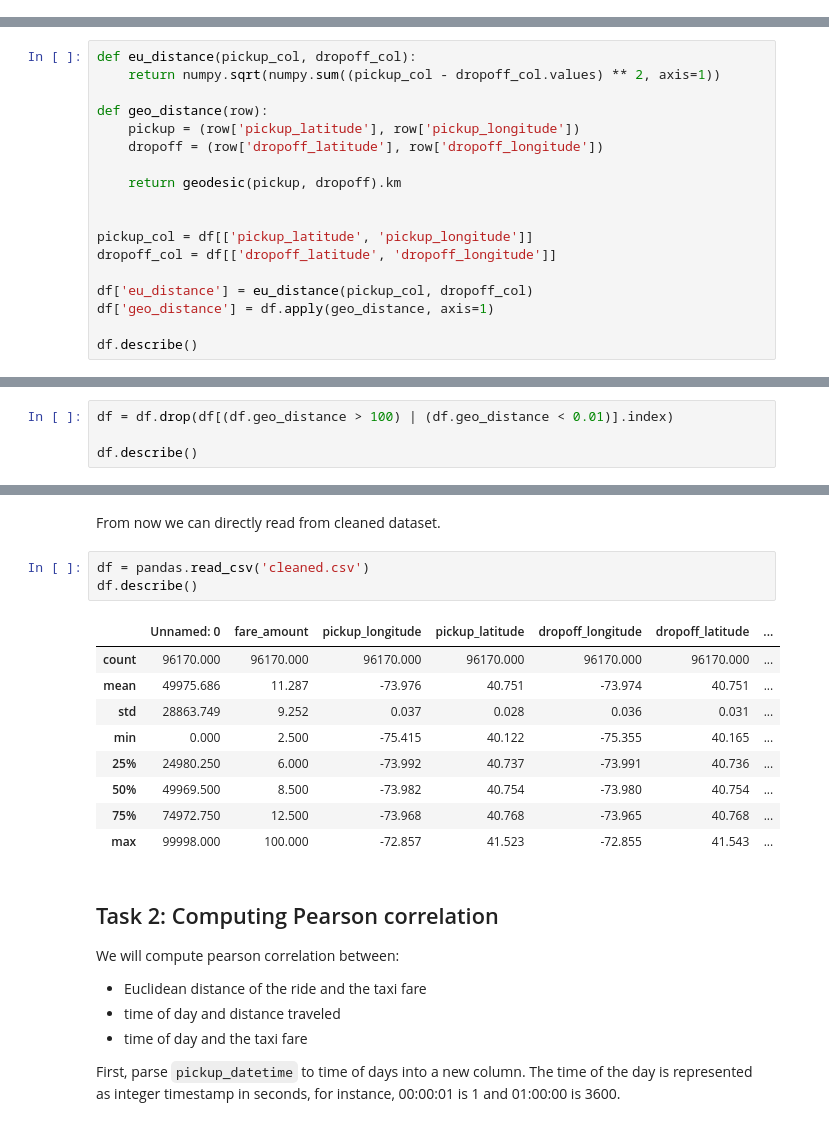
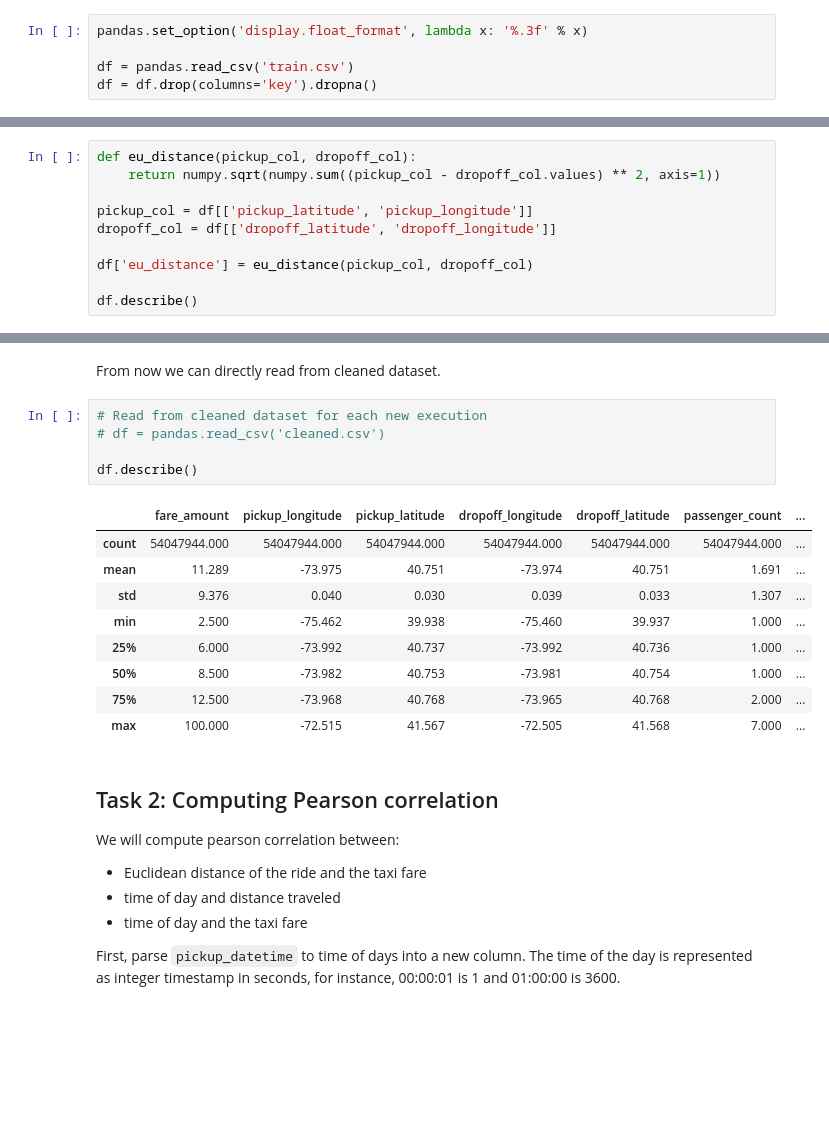
Before and after one commit to sshshao/nyc-taxi-fare-prediction, a Jupyter notebook: nyc-taxi-fare-prediction.ipynb, the cells around one changed output, grey strips where cells are left out. Saved outputs shown, nothing was run; the diff lists cells and outputs as text; blank space fills up the shorter version.

```diff
--- a/nyc-taxi-fare-prediction.ipynb
+++ b/nyc-taxi-fare-prediction.ipynb
@@ -26,3 +20,8 @@ df = df.drop(columns='key').dropna()
+# %%
+pandas.set_option('display.float_format', lambda x: '%.3f' % x)
+
+df = pandas.read_csv('train.csv')
+df = df.drop(columns='key').dropna()
 # %% [markdown]
 Now take a look at the loaded data:
 # %%
@@ -90,19 +89,11 @@ We will calculate euclidean and geographic distance between pickup and dropoff l
 # %%
 def eu_distance(pickup_col, dropoff_col):
     return numpy.sqrt(numpy.sum((pickup_col - dropoff_col.values) ** 2, axis=1))
-
-def geo_distance(row):
-    pickup = (row['pickup_latitude'], row['pickup_longitude'])
-    dropoff = (row['dropoff_latitude'], row['dropoff_longitude'])
-
-    return geodesic(pickup, dropoff).km
-
 
 pickup_col = df[['pickup_latitude', 'pickup_longitude']]
 dropoff_col = df[['dropoff_latitude', 'dropoff_longitude']]
 
 df['eu_distance'] = eu_distance(pickup_col, dropoff_col)
-df['geo_distance'] = df.apply(geo_distance, axis=1)
 
 df.describe()
 # %% [output]
@@ -120,4 +108,0 @@ We will drop rows which pickup and dropoff locations being too close (less than
-# %%
-df = df.drop(df[(df.geo_distance > 100) | (df.geo_distance < 0.01)].index)
-
-df.describe()
@@ -138,18 +113,20 @@ df.to_csv('cleaned.csv')
 # %% [markdown]
 From now we can directly read from cleaned dataset.
 # %%
-df = pandas.read_csv('cleaned.csv')
+# Read from cleaned dataset for each new execution
+# df = pandas.read_csv('cleaned.csv')
+
 df.describe()
 # %% [output]
-|  | Unnamed: 0 | fare_amount | pickup_longitude | pickup_latitude | dropoff_longitude | dropoff_latitude | ... |
-| count | 96170.000 | 96170.000 | 96170.000 | 96170.000 | 96170.000 | 96170.000 | ... |
-| mean | 49975.686 | 11.287 | -73.976 | 40.751 | -73.974 | 40.751 | ... |
-| std | 28863.749 | 9.252 | 0.037 | 0.028 | 0.036 | 0.031 | ... |
-| min | 0.000 | 2.500 | -75.415 | 40.122 | -75.355 | 40.165 | ... |
-| 25% | 24980.250 | 6.000 | -73.992 | 40.737 | -73.991 | 40.736 | ... |
-| 50% | 49969.500 | 8.500 | -73.982 | 40.754 | -73.980 | 40.754 | ... |
-| 75% | 74972.750 | 12.500 | -73.968 | 40.768 | -73.965 | 40.768 | ... |
-| max | 99998.000 | 100.000 | -72.857 | 41.523 | -72.855 | 41.543 | ... |
+|  | fare_amount | pickup_longitude | pickup_latitude | dropoff_longitude | dropoff_latitude | passenger_count | ... |
+| count | 54047944.000 | 54047944.000 | 54047944.000 | 54047944.000 | 54047944.000 | 54047944.000 | ... |
+| mean | 11.289 | -73.975 | 40.751 | -73.974 | 40.751 | 1.691 | ... |
+| std | 9.376 | 0.040 | 0.030 | 0.039 | 0.033 | 1.307 | ... |
+| min | 2.500 | -75.462 | 39.938 | -75.460 | 39.937 | 1.000 | ... |
+| 25% | 6.000 | -73.992 | 40.737 | -73.992 | 40.736 | 1.000 | ... |
+| 50% | 8.500 | -73.982 | 40.753 | -73.981 | 40.754 | 1.000 | ... |
+| 75% | 12.500 | -73.968 | 40.768 | -73.965 | 40.768 | 2.000 | ... |
+| max | 100.000 | -72.515 | 41.567 | -72.505 | 41.568 | 7.000 | ... |
 # %% [markdown]
 ## Task 2: Computing Pearson correlation
 
```
Also changed, not shown: parts of 23 cells of this notebook, 1 other file.
